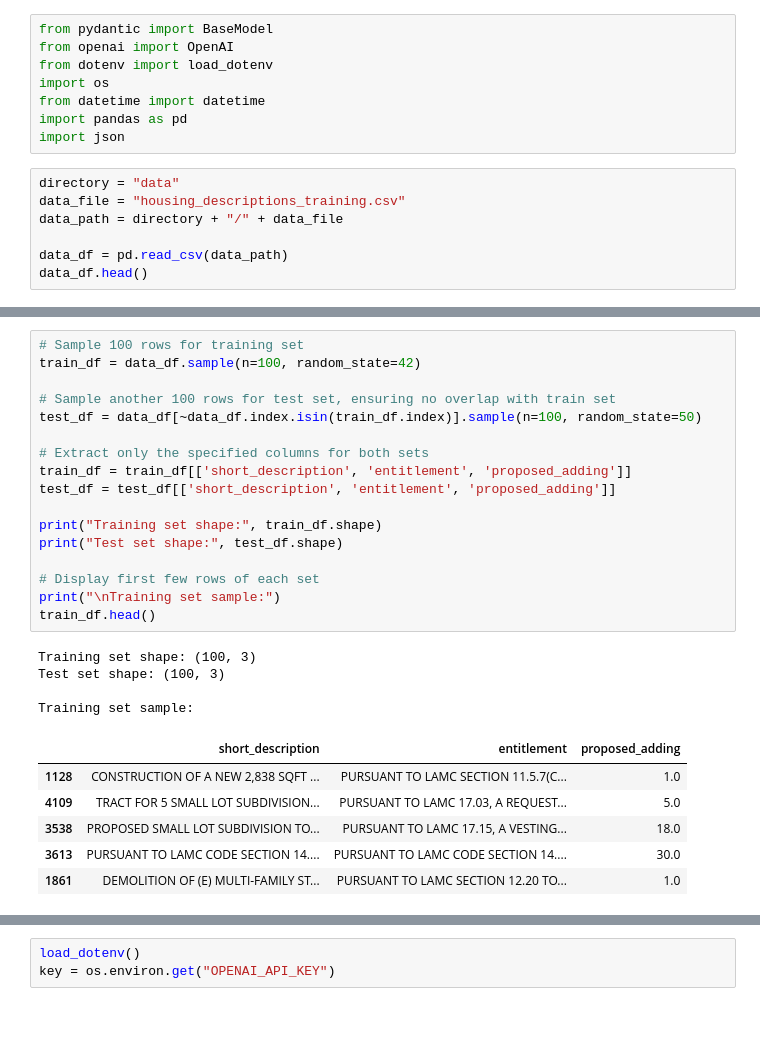
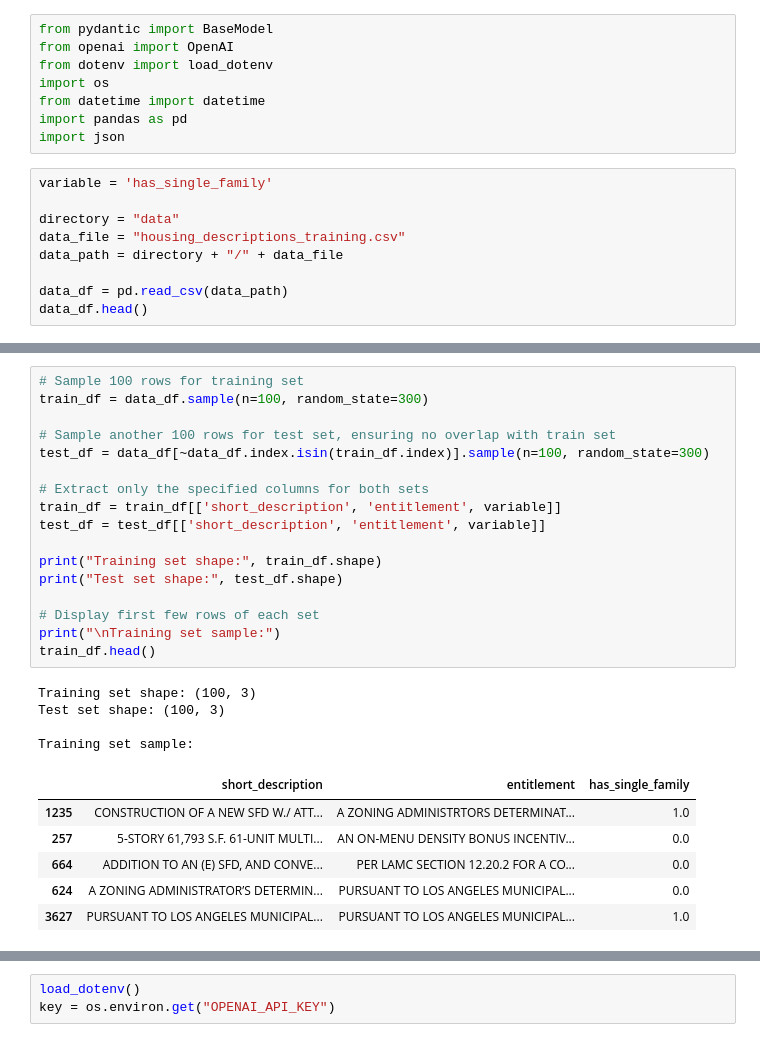
Before and after one commit to mpham8/kestelman-research, a Jupyter notebook: housing-description/gpt-finetune.ipynb, the cells around one changed output, grey strips where cells are left out. Cells and saved outputs as stored; diff of their text form.

```diff
--- a/housing-description/gpt-finetune.ipynb
+++ b/housing-description/gpt-finetune.ipynb
@@ -7,6 +7,8 @@ from datetime import datetime
 import pandas as pd
 import json
 # %%
+variable = 'has_single_family'
+
 directory = "data"
 data_file = "housing_descriptions_training.csv"
 data_path = directory + "/" + data_file
@@ -22,32 +24,32 @@ data_df.head()
 | 4 | NaN | MODIFICATION FROM AN APPROVED 12 ... | 12.0 | 12.0 | 0.0 | 12.0 | ... |
 # %%
 # Sample 100 rows for training set
-train_df = data_df.sample(n=100, random_state=42)
+train_df = data_df.sample(n=100, random_state=300)
 
 # Sample another 100 rows for test set, ensuring no overlap with train set
-test_df = data_df[~data_df.index.isin(train_df.index)].sample(n=100, random_state=50)
+test_df = data_df[~data_df.index.isin(train_df.index)].sample(n=100, random_state=300)
 
 # Extract only the specified columns for both sets
-train_df = train_df[['short_description', 'entitlement', 'proposed_adding']]
-test_df = test_df[['short_description', 'entitlement', 'proposed_adding']]
+train_df = train_df[['short_description', 'entitlement', variable]]
+test_df = test_df[['short_description', 'entitlement', variable]]
 
 print("Training set shape:", train_df.shape)
 print("Test set shape:", test_df.shape)
 
 # Display first few rows of each set
 print("\nTraining set sample:")
 train_df.head()
 # %% [output]
 Training set shape: (100, 3)
 Test set shape: (100, 3)
 
 Training set sample:
-|  | short_description | entitlement | proposed_adding |
-| 1128 | CONSTRUCTION OF A NEW 2,838 SQFT ... | PURSUANT TO LAMC SECTION 11.5.7(C... | 1.0 |
-| 4109 | TRACT FOR 5 SMALL LOT SUBDIVISION... | PURSUANT TO LAMC 17.03, A REQUEST... | 5.0 |
-| 3538 | PROPOSED SMALL LOT SUBDIVISION TO... | PURSUANT TO LAMC 17.15, A VESTING... | 18.0 |
-| 3613 | PURSUANT TO LAMC CODE SECTION 14.... | PURSUANT TO LAMC CODE SECTION 14.... | 30.0 |
-| 1861 | DEMOLITION OF (E) MULTI-FAMILY ST... | PURSUANT TO LAMC SECTION 12.20 TO... | 1.0 |
+|  | short_description | entitlement | has_single_family |
+| 1235 | CONSTRUCTION OF A NEW SFD W./ ATT... | A ZONING ADMINISTRTORS DETERMINAT... | 1.0 |
+| 257 | 5-STORY 61,793 S.F. 61-UNIT MULTI... | AN ON-MENU DENSITY BONUS INCENTIV... | 0.0 |
+| 664 | ADDITION TO AN (E) SFD, AND CONVE... | PER LAMC SECTION 12.20.2 FOR A CO... | 0.0 |
+| 624 | A ZONING ADMINISTRATOR’S DETERMIN... | PURSUANT TO LOS ANGELES MUNICIPAL... | 0.0 |
+| 3627 | PURSUANT TO LOS ANGELES MUNICIPAL... | PURSUANT TO LOS ANGELES MUNICIPAL... | 1.0 |
 # %%
 # instructions = """
 # Instructions:
```
Also changed, not shown: parts of 14 cells of this notebook.
